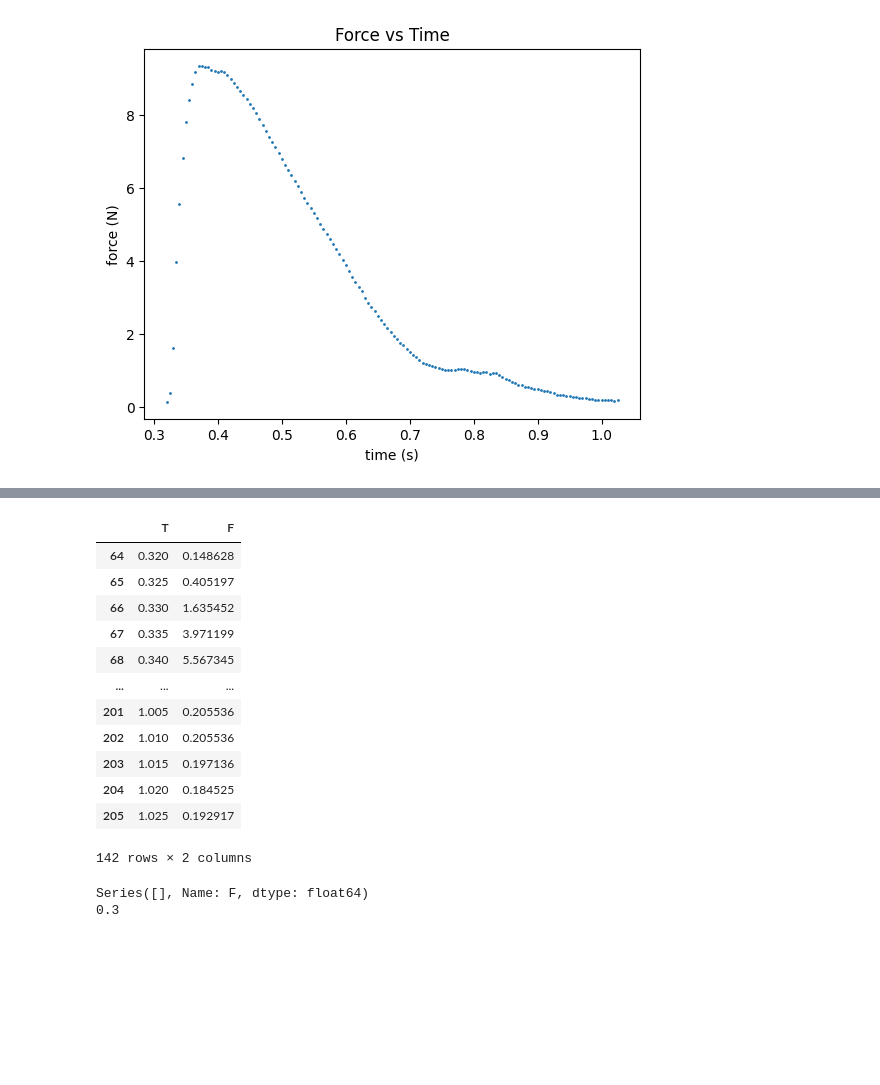
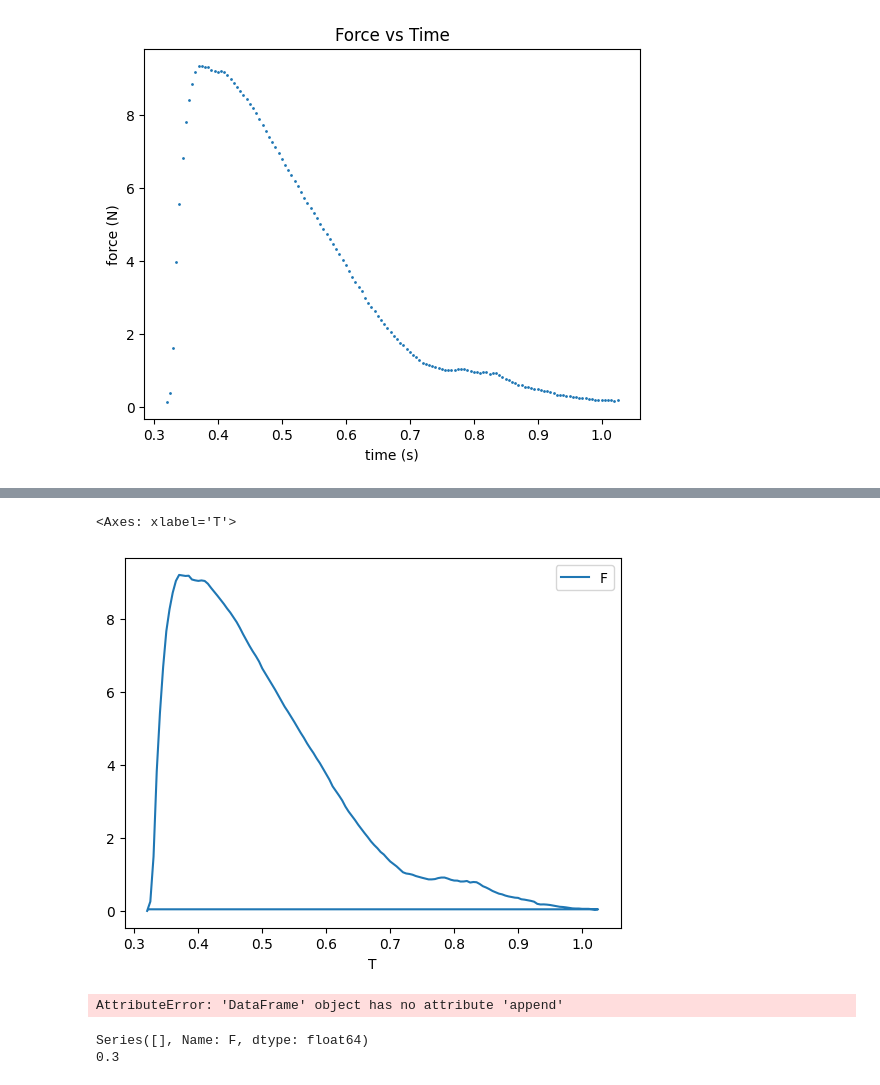
Before and after one commit to FormulaForest/Formula-Forest, a Jupyter notebook: Propulsion theory/exp_results.ipynb, the cells around one changed output, grey strips where cells are left out. Saved outputs shown, nothing was run; the diff lists cells and outputs as text; code cells hidden in the pictures; blank space fills up the shorter version.

```diff
--- a/Propulsion theory/exp_results.ipynb
+++ b/Propulsion theory/exp_results.ipynb
@@ -77,0 +100,8 @@ plt.show()
+# %%
+df_inter = df_crop[["T", "F"]]
+# df_inter[df_inter["T"] == 0.323]["F"] = pd.NA
+df_inter.loc[-1] = [.323, pd.NA]
+print(df_inter)
+print(df_inter[df_inter["T"] == 0.323])
+df_inter = df_inter.set_index('T').interpolate(method='linear').reset_index()
+df_inter[df_inter["T"] == 0.323]
@@ -78,21 +158,14 @@ plt.show()
+# %%
+df_inter.plot(x='T', y='F')
+# %% [output]
+<Axes: xlabel='T'>
+[figure, added]
 # %%
 df_inter = df_crop[["T", "F"]]
-df_inter
-print(df_inter.set_index('T').interpolate(method='linear'))
+df_inter.append({"T": 0.323, "F": pd.NA}, ignore_index=True)
+print(df_inter.set_index('T').interpolate(method='linear')[df_inter['T'] == 0.323])
 # %% [output]
-|  | T | F |
-| 64 | 0.320 | 0.148628 |
-| 65 | 0.325 | 0.405197 |
-| 66 | 0.330 | 1.635452 |
-| 67 | 0.335 | 3.971199 |
-| 68 | 0.340 | 5.567345 |
-| ... | ... | ... |
-| 201 | 1.005 | 0.205536 |
-| 202 | 1.010 | 0.205536 |
-| 203 | 1.015 | 0.197136 |
-| 204 | 1.020 | 0.184525 |
-| 205 | 1.025 | 0.192917 |
-142 rows × 2 columns
+AttributeError: 'DataFrame' object has no attribute 'append'
 # %%
 # Assuming you want to plot the interpolated value of F for T = 0.3
 t_value = 0.3
```
Also changed, not shown: parts of 10 cells of this notebook, 6 other files.
